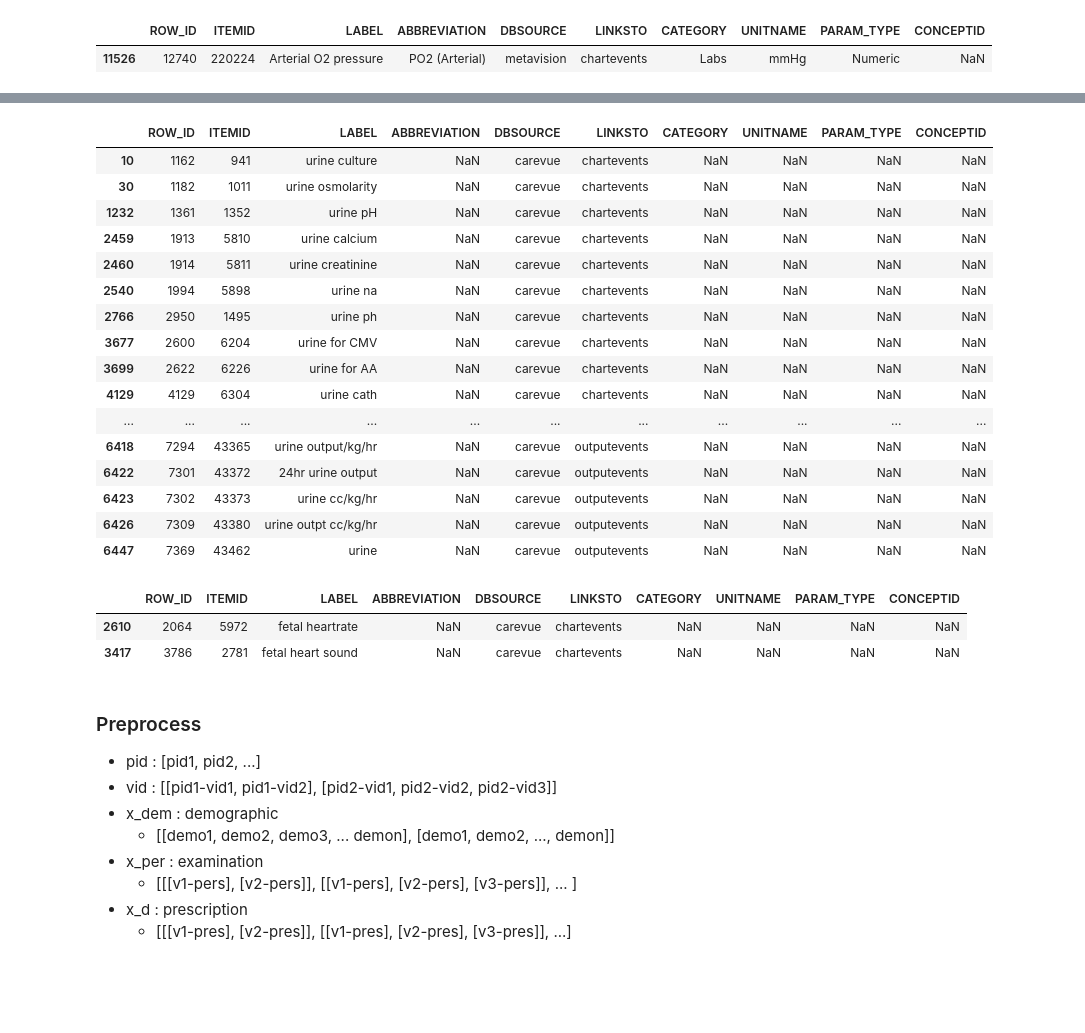
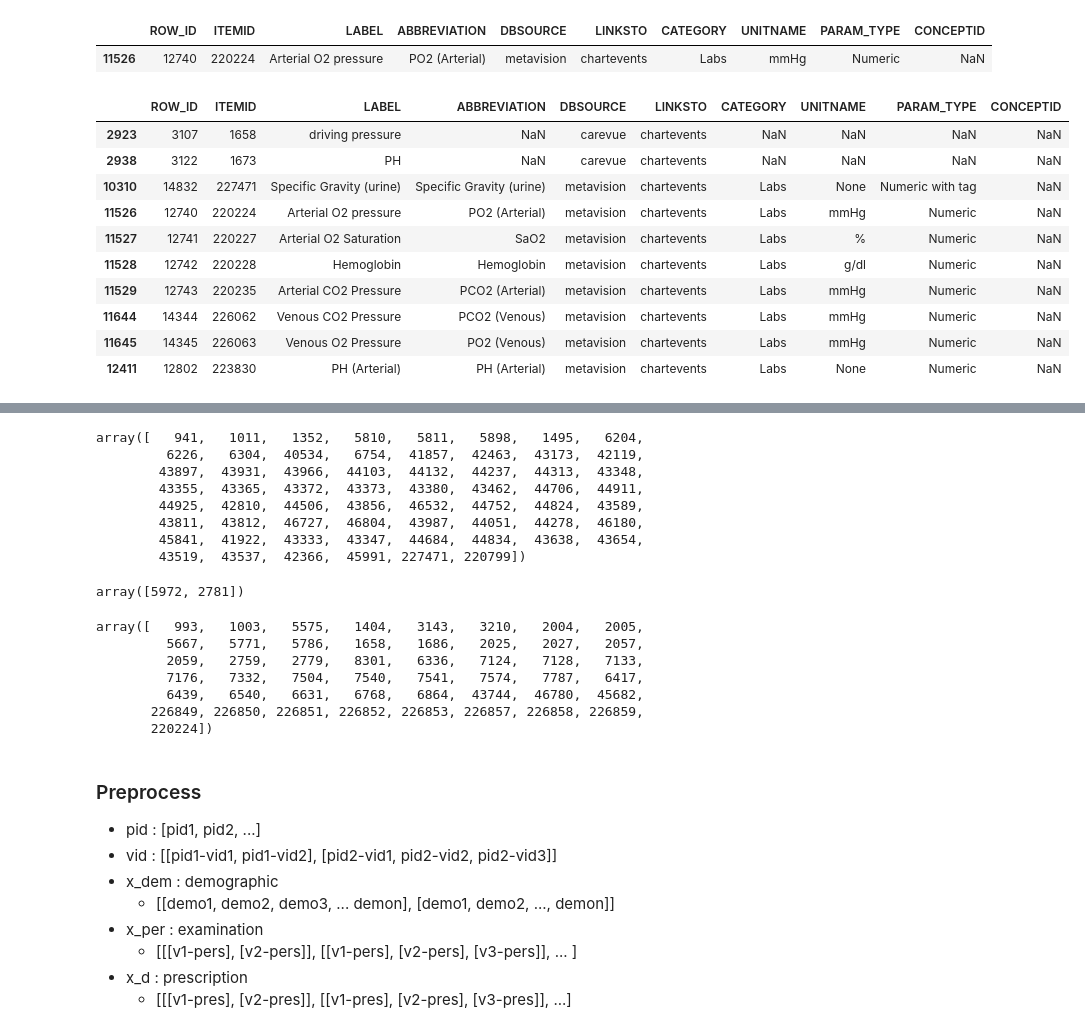
Before and after one commit to Redstone-WB/DSCA-NET, a Jupyter notebook: src/notebook.ipynb, the cells around one changed output, grey strips where cells are left out. Saved outputs shown, nothing was run; the diff lists cells and outputs as text; code cells hidden in the pictures; blank space fills up the shorter version.

```diff
--- a/src/notebook.ipynb
+++ b/src/notebook.ipynb
@@ -73,6 +66,20 @@ items[items['ITEMID'] ==220224]
 # %% [output]
 |  | ROW_ID | ITEMID | LABEL | ABBREVIATION | DBSOURCE | LINKSTO | CATEGORY | UNITNAME | PARAM_TYPE | CONCEPTID |
 | 11526 | 12740 | 220224 | Arterial O2 pressure | PO2 (Arterial) | metavision | chartevents | Labs | mmHg | Numeric | NaN |
+# %%
+items[items['ITEMID'].isin([220228, 223830, 220224, 220235, 220227, 227471, 226063, 226062, 1673, 1658])]
+# %% [output]
+|  | ROW_ID | ITEMID | LABEL | ABBREVIATION | DBSOURCE | LINKSTO | CATEGORY | UNITNAME | PARAM_TYPE | CONCEPTID |
+| 2923 | 3107 | 1658 | driving pressure | NaN | carevue | chartevents | NaN | NaN | NaN | NaN |
+| 2938 | 3122 | 1673 | PH | NaN | carevue | chartevents | NaN | NaN | NaN | NaN |
+| 10310 | 14832 | 227471 | Specific Gravity (urine) | Specific Gravity (urine) | metavision | chartevents | Labs | None | Numeric with tag | NaN |
+| 11526 | 12740 | 220224 | Arterial O2 pressure | PO2 (Arterial) | metavision | chartevents | Labs | mmHg | Numeric | NaN |
+| 11527 | 12741 | 220227 | Arterial O2 Saturation | SaO2 | metavision | chartevents | Labs | % | Numeric | NaN |
+| 11528 | 12742 | 220228 | Hemoglobin | Hemoglobin | metavision | chartevents | Labs | g/dl | Numeric | NaN |
+| 11529 | 12743 | 220235 | Arterial CO2 Pressure | PCO2 (Arterial) | metavision | chartevents | Labs | mmHg | Numeric | NaN |
+| 11644 | 14344 | 226062 | Venous CO2 Pressure | PCO2 (Venous) | metavision | chartevents | Labs | mmHg | Numeric | NaN |
+| 11645 | 14345 | 226063 | Venous O2 Pressure | PO2 (Venous) | metavision | chartevents | Labs | mmHg | Numeric | NaN |
+| 12411 | 12802 | 223830 | PH (Arterial) | PH (Arterial) | metavision | chartevents | Labs | None | Numeric | NaN |
 # %%
 items[(items['CATEGORY'] == 'Labs') & ~(items['UNITNAME'] == 'None')]
 # %% [output]
@@ -88,31 +95,30 @@ items[(items['CATEGORY'] == 'Labs') & ~(items['UNITNAME'] == 'None')]
 | 11645 | 14345 | 226063 | Venous O2 Pressure | PO2 (Venous) | metavision | chartevents | Labs | mmHg | Numeric | NaN |
 | 11872 | 14388 | 226482 | Blood Clot Outdates | Blood Clot Outdates | metavision | datetimeevents | Labs | NaN | Date time | NaN |
 # %%
-items[items['LABEL'].str.contains('urine', na=False)].head(30)
+items.loc[items['LABEL'].str.contains('urine', na=False), 'ITEMID'].values
 # %% [output]
-|  | ROW_ID | ITEMID | LABEL | ABBREVIATION | DBSOURCE | LINKSTO | CATEGORY | UNITNAME | PARAM_TYPE | CONCEPTID |
-| 10 | 1162 | 941 | urine culture | NaN | carevue | chartevents | NaN | NaN | NaN | NaN |
-| 30 | 1182 | 1011 | urine osmolarity | NaN | carevue | chartevents | NaN | NaN | NaN | NaN |
-| 1232 | 1361 | 1352 | urine pH | NaN | carevue | chartevents | NaN | NaN | NaN | NaN |
-| 2459 | 1913 | 5810 | urine calcium | NaN | carevue | chartevents | NaN | NaN | NaN | NaN |
-| 2460 | 1914 | 5811 | urine creatinine | NaN | carevue | chartevents | NaN | NaN | NaN | NaN |
-| 2540 | 1994 | 5898 | urine na | NaN | carevue | chartevents | NaN | NaN | NaN | NaN |
-| 2766 | 2950 | 1495 | urine ph | NaN | carevue | chartevents | NaN | NaN | NaN | NaN |
-| 3677 | 2600 | 6204 | urine for CMV | NaN | carevue | chartevents | NaN | NaN | NaN | NaN |
-| 3699 | 2622 | 6226 | urine for AA | NaN | carevue | chartevents | NaN | NaN | NaN | NaN |
-| 4129 | 4129 | 6304 | urine cath | NaN | carevue | chartevents | NaN | NaN | NaN | NaN |
-| ... | ... | ... | ... | ... | ... | ... | ... | ... | ... | ... |
-| 6418 | 7294 | 43365 | urine output/kg/hr | NaN | carevue | outputevents | NaN | NaN | NaN | NaN |
-| 6422 | 7301 | 43372 | 24hr urine output | NaN | carevue | outputevents | NaN | NaN | NaN | NaN |
-| 6423 | 7302 | 43373 | urine cc/kg/hr | NaN | carevue | outputevents | NaN | NaN | NaN | NaN |
-| 6426 | 7309 | 43380 | urine outpt cc/kg/hr | NaN | carevue | outputevents | NaN | NaN | NaN | NaN |
-| 6447 | 7369 | 43462 | urine | NaN | carevue | outputevents | NaN | NaN | NaN | NaN |
+array([   941,   1011,   1352,   5810,   5811,   5898,   1495,   6204,
+         6226,   6304,  40534,   6754,  41857,  42463,  43173,  42119,
+        43897,  43931,  43966,  44103,  44132,  44237,  44313,  43348,
+        43355,  43365,  43372,  43373,  43380,  43462,  44706,  44911,
+        44925,  42810,  44506,  43856,  46532,  44752,  44824,  43589,
+        43811,  43812,  46727,  46804,  43987,  44051,  44278,  46180,
+        45841,  41922,  43333,  43347,  44684,  44834,  43638,  43654,
+        43519,  43537,  42366,  45991, 227471, 220799])
 # %%
-items[items['LABEL'].str.contains('heart', na=False)]
+items.loc[items['LABEL'].str.contains('heart', na=False), 'ITEMID'].values
 # %% [output]
-|  | ROW_ID | ITEMID | LABEL | ABBREVIATION | DBSOURCE | LINKSTO | CATEGORY | UNITNAME | PARAM_TYPE | CONCEPTID |
-| 2610 | 2064 | 5972 | fetal heartrate | NaN | carevue | chartevents | NaN | NaN | NaN | NaN |
-| 3417 | 3786 | 2781 | fetal heart sound | NaN | carevue | chartevents | NaN | NaN | NaN | NaN |
+array([5972, 2781])
+# %%
+items.loc[items['LABEL'].str.contains('pressure', na=False), 'ITEMID'].values
+# %% [output]
+array([   993,   1003,   5575,   1404,   3143,   3210,   2004,   2005,
+         5667,   5771,   5786,   1658,   1686,   2025,   2027,   2057,
+         2059,   2759,   2779,   8301,   6336,   7124,   7128,   7133,
+         7176,   7332,   7504,   7540,   7541,   7574,   7787,   6417,
+         6439,   6540,   6631,   6768,   6864,  43744,  46780,  45682,
+       226849, 226850, 226851, 226852, 226853, 226857, 226858, 226859,
+       220224])
 # %% [markdown]
 ### Preprocess
 
```
Also changed, not shown: parts of 3 cells of this notebook, 4 other files.
